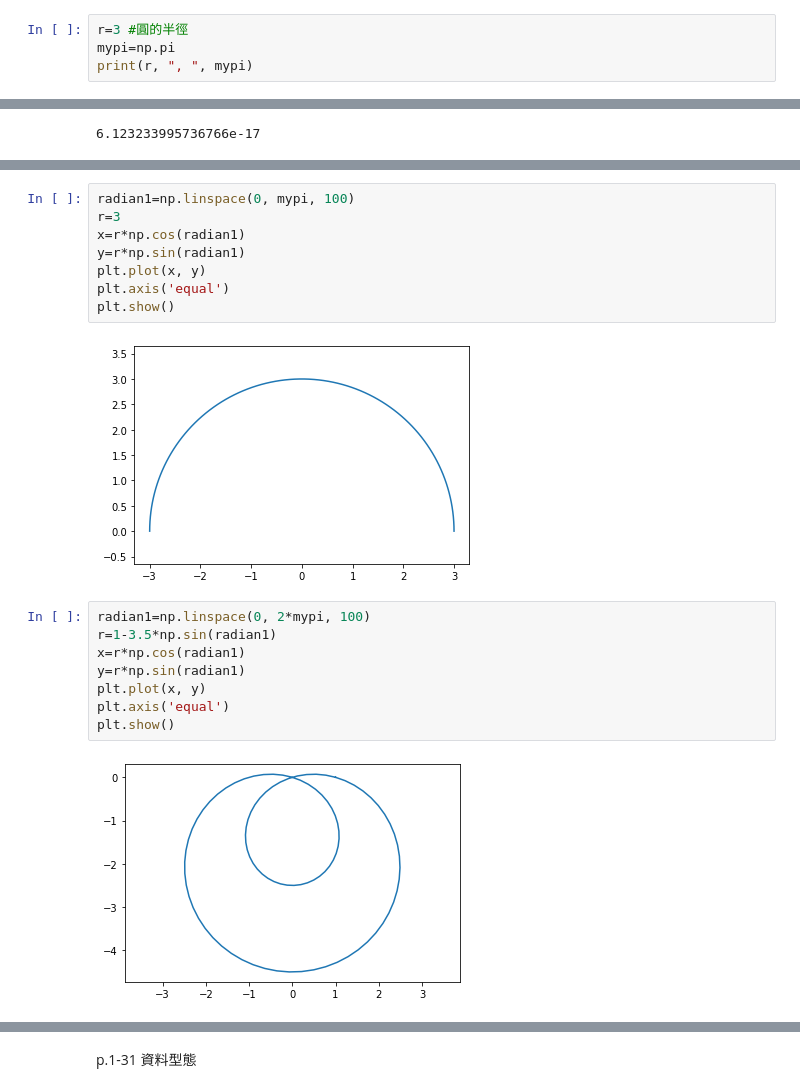
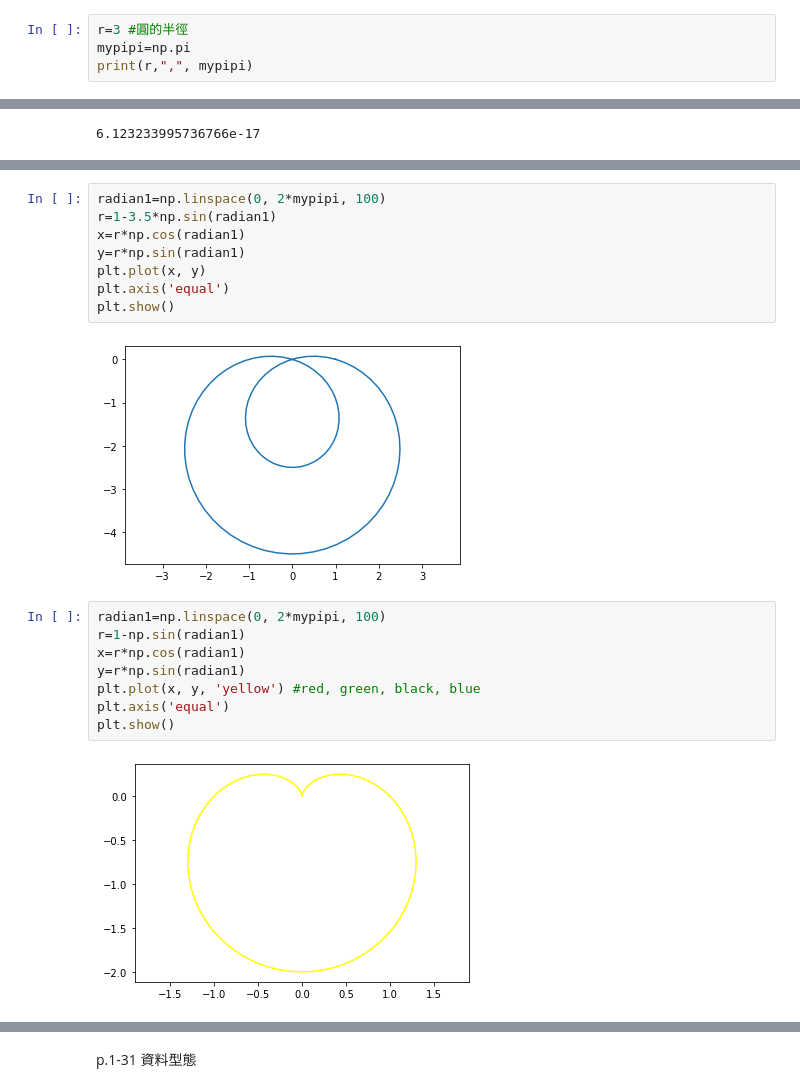
Before and after one commit to TienLungSun/Python, a Jupyter notebook: IE118 week3.ipynb, the cells around one changed output, grey strips where cells are left out. Cells and saved outputs as stored; diff of their text form.

```diff
--- a/IE118 week3.ipynb
+++ b/IE118 week3.ipynb
@@ -60,6 +60,6 @@ plt.show()
 p.1-27 畫圓
 # %%
 r=3 #圓的半徑
-mypi=np.pi
-print(r, ", ", mypi)
+mypipi=np.pi
+print(r,",", mypipi)
 # %% [output]
@@ -110,20 +110,20 @@ plt.show()
 # %%
-radian1=np.linspace(0, mypi, 100)
-r=3
+radian1=np.linspace(0, 2*mypipi, 100)
+r=1-3.5*np.sin(radian1)
 x=r*np.cos(radian1)
 y=r*np.sin(radian1)
 plt.plot(x, y)
 plt.axis('equal')
 plt.show()
 # %% [output]
-[figure, old version]
+[figure, new version]
 # %%
-radian1=np.linspace(0, 2*mypi, 100)
-r=1-3.5*np.sin(radian1)
+radian1=np.linspace(0, 2*mypipi, 100)
+r=1-np.sin(radian1)
 x=r*np.cos(radian1)
 y=r*np.sin(radian1)
-plt.plot(x, y)
+plt.plot(x, y, 'yellow') #red, green, black, blue
 plt.axis('equal')
 plt.show()
 # %% [output]
-[figure, old version]
+[figure, new version]
```
Also changed, not shown: parts of 11 cells of this notebook.
